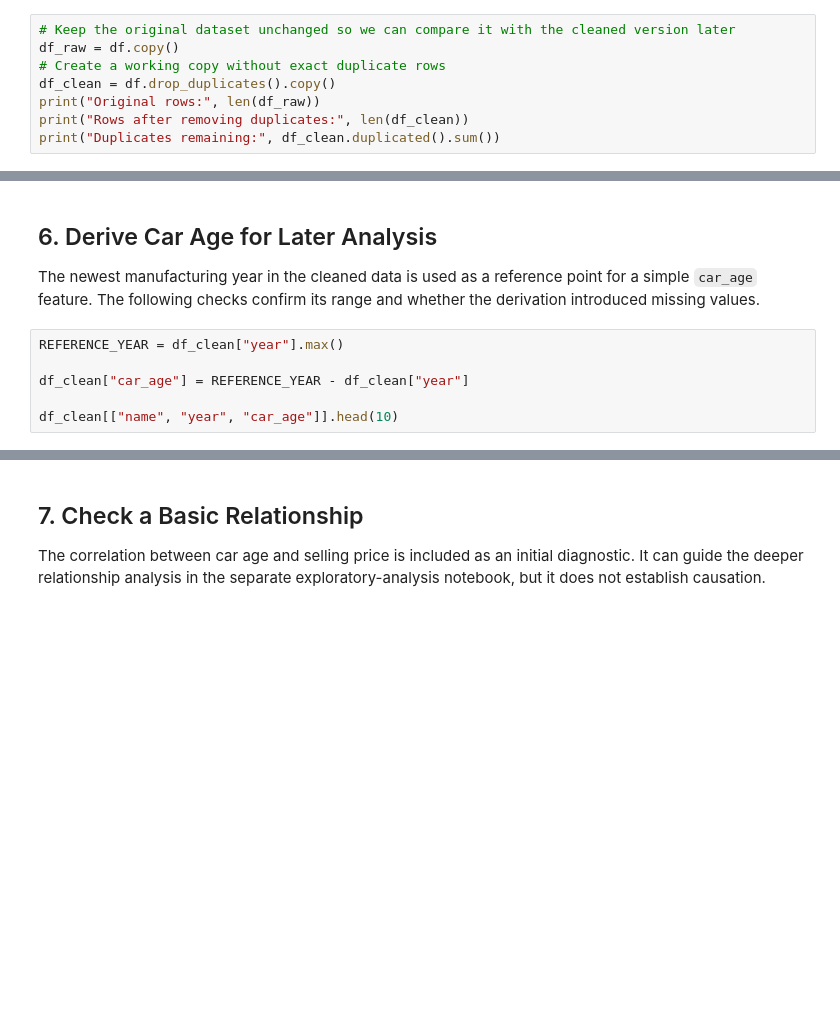
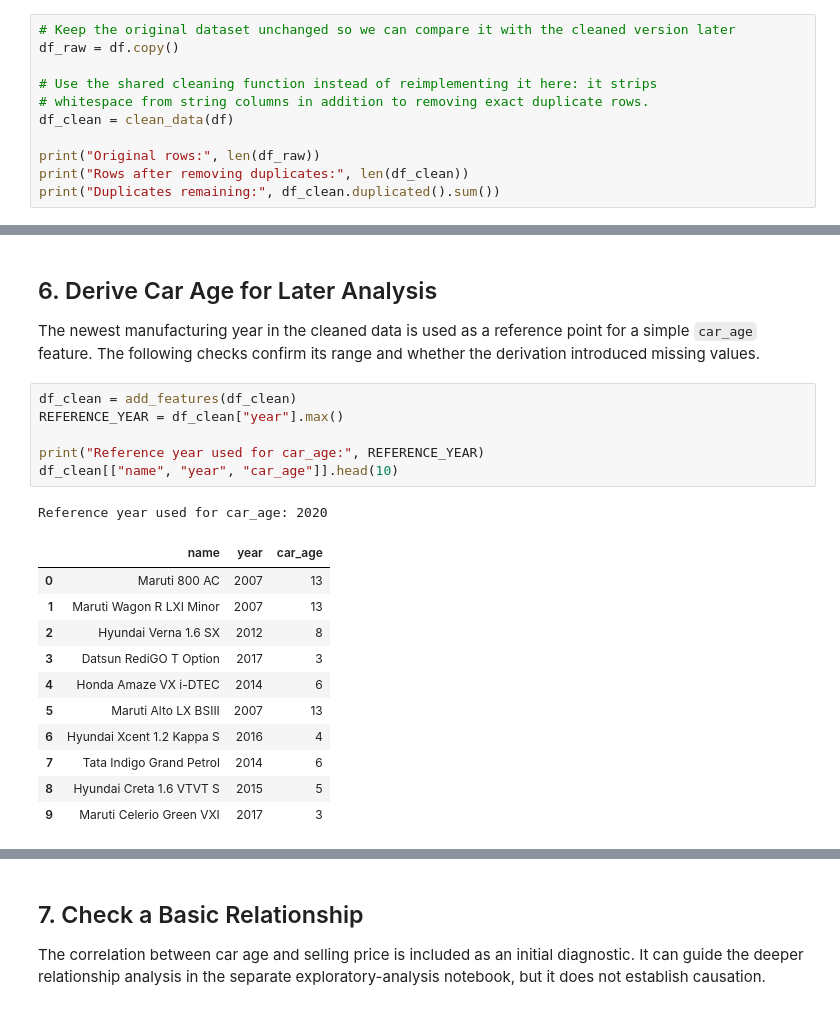
Before and after one commit to omar-elsayed1/Used_Cars_Python_Analysis, a Jupyter notebook: notebooks/01_data_inspection.ipynb, the cells around one changed output, grey strips where cells are left out. Saved outputs shown, nothing was run; the diff lists cells and outputs as text; blank space fills up the shorter version.

```diff
--- a/notebooks/01_data_inspection.ipynb
+++ b/notebooks/01_data_inspection.ipynb
@@ -131,8 +235,11 @@ After reviewing the original records, the notebook creates `df_clean` by removin
 # %%
 # Keep the original dataset unchanged so we can compare it with the cleaned version later
 df_raw = df.copy()
-# Create a working copy without exact duplicate rows
-df_clean = df.drop_duplicates().copy()
+
+# Use the shared cleaning function instead of reimplementing it here: it strips
+# whitespace from string columns in addition to removing exact duplicate rows.
+df_clean = clean_data(df)
+
 print("Original rows:", len(df_raw))
 print("Rows after removing duplicates:", len(df_clean))
 print("Duplicates remaining:", df_clean.duplicated().sum())
@@ -151,11 +291,24 @@ df_clean["year"].value_counts().sort_index()
 
 The newest manufacturing year in the cleaned data is used as a reference point for a simple `car_age` feature. The following checks confirm its range and whether the derivation introduced missing values.
 # %%
+df_clean = add_features(df_clean)
 REFERENCE_YEAR = df_clean["year"].max()
 
-df_clean["car_age"] = REFERENCE_YEAR - df_clean["year"]
-
+print("Reference year used for car_age:", REFERENCE_YEAR)
 df_clean[["name", "year", "car_age"]].head(10)
+# %% [output]
+Reference year used for car_age: 2020
+|  | name | year | car_age |
+| 0 | Maruti 800 AC | 2007 | 13 |
+| 1 | Maruti Wagon R LXI Minor | 2007 | 13 |
+| 2 | Hyundai Verna 1.6 SX | 2012 | 8 |
+| 3 | Datsun RediGO T Option | 2017 | 3 |
+| 4 | Honda Amaze VX i-DTEC | 2014 | 6 |
+| 5 | Maruti Alto LX BSIII | 2007 | 13 |
+| 6 | Hyundai Xcent 1.2 Kappa S | 2016 | 4 |
+| 7 | Tata Indigo Grand Petrol | 2014 | 6 |
+| 8 | Hyundai Creta 1.6 VTVT S | 2015 | 5 |
+| 9 | Maruti Celerio Green VXI | 2017 | 3 |
 # %%
 print("Reference year:", REFERENCE_YEAR)
 print("Minimum car age:", df_clean["car_age"].min())
```
Also changed, not shown: parts of 23 cells of this notebook, 3 other files.
